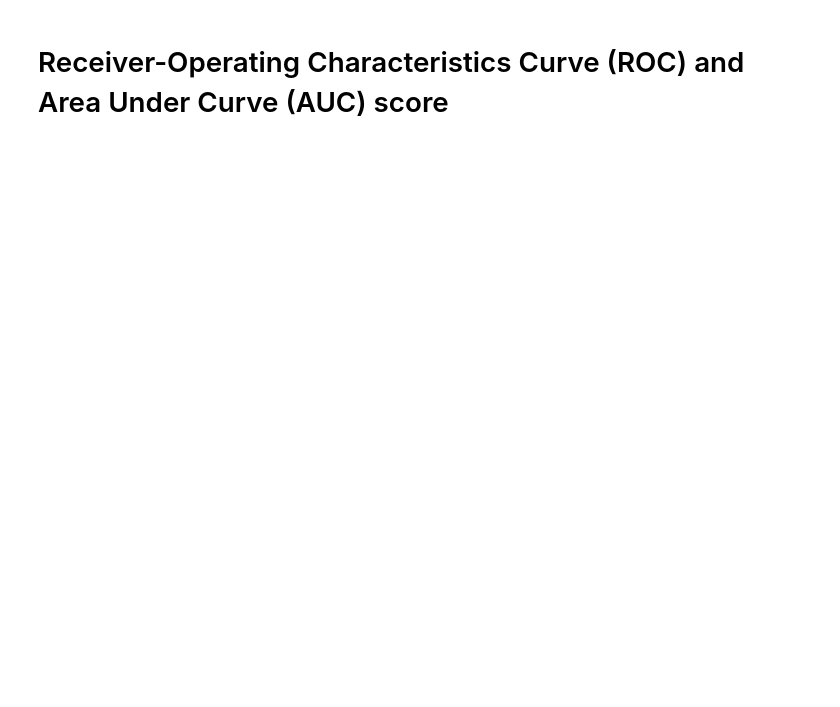
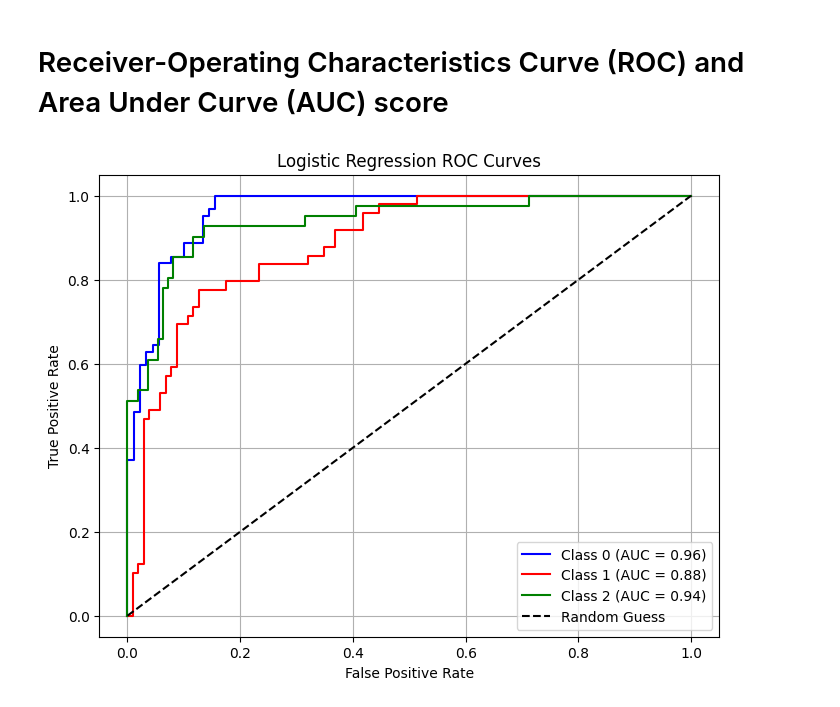
Before and after one commit to Wrudra/CSE-445-Machine-Learning-Assignment-1-Spring-2025, a Jupyter notebook: boston-housing-cse445-assignment.ipynb, the cells around one changed output. Cells and saved outputs as stored; diff of their text form; code cells hidden in the pictures; blank space fills up the shorter version.

```diff
--- a/boston-housing-cse445-assignment.ipynb
+++ b/boston-housing-cse445-assignment.ipynb
@@ -786,2 +764,36 @@ F1-Score: 0.736
 # %% [markdown]
 # Receiver-Operating Characteristics Curve (ROC) and Area Under Curve (AUC) score
+# %%
+# Turn y_test into a format for ROC (0s and 1s for each class)
+y_test_binary = label_binarize(y_test, classes=[0, 1, 2])  # Classes: Low=0, Medium=1, High=2
+
+# Colors for the plots
+colors = ['blue', 'red', 'green']  # One color per class
+# %%
+# Logistic Regression
+# Get probability predictions from the model
+log_probs = log_model.predict_proba(X_test)
+
+# Make a new plot
+plt.figure(figsize=(8, 6))
+
+# Calculate and plot ROC for each class
+for i in range(3):  # We have 3 classes
+    # Get False Positive Rate (FPR) and True Positive Rate (TPR)
+    fpr, tpr, _ = roc_curve(y_test_binary[:, i], log_probs[:, i])
+    # Calculate AUC (area under the curve)
+    auc_score = auc(fpr, tpr)
+    # Plot the curve with a label
+    plt.plot(fpr, tpr, color=colors[i], label=f'Class {i} (AUC = {auc_score:.2f})')
+
+# Add a line for random guessing
+plt.plot([0, 1], [0, 1], 'k--', label='Random Guess')
+
+plt.xlabel('False Positive Rate')  # X-axis label
+plt.ylabel('True Positive Rate')  # Y-axis label
+plt.title('Logistic Regression ROC Curves')  # Title
+plt.legend(loc='lower right')  # Show legend
+plt.grid(True)  # Add grid lines
+plt.show()  # Display the plot
+# %% [output]
+[figure, added]
```
Also changed, not shown: parts of 38 cells of this notebook.
